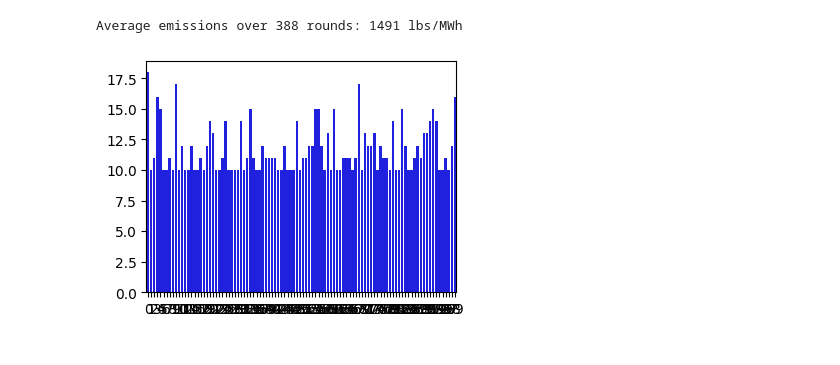
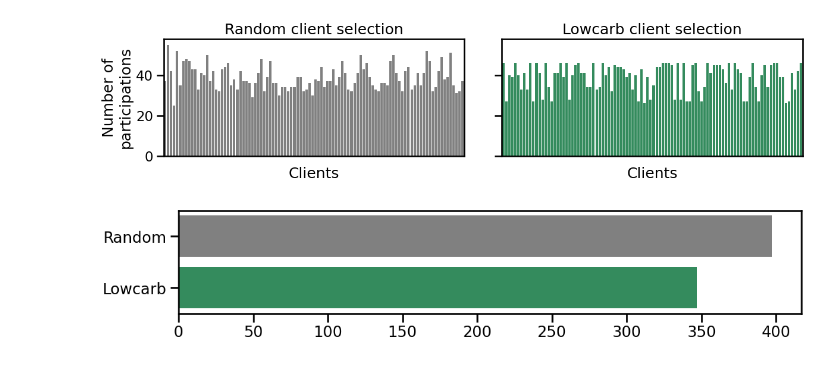
Before and after one commit to birnbaum/flwr-lowcarb, a Jupyter notebook: backtest/backtest.ipynb, the cells around one changed output. Drawn from its saved outputs; the diff is of its cells as text; code cells hidden in the pictures.

```diff
--- a/backtest/backtest.ipynb
+++ b/backtest/backtest.ipynb
@@ -6,3 +6,5 @@ import matplotlib.pyplot as plt
 
 from backtest import run_backtest
 from strategy import RandomStrategy, CarbonAwareStrategy
+
+sns.set_context("talk")
@@ -17,8 +11,28 @@ Average emissions over 388 rounds: 1700 lbs/MWh
-# %%
-selections, emissions, rounds = run_backtest("actuals.csv", "forecasts.csv", n_clients=100, strategy=CarbonAwareStrategy(clients_per_round=3, max_forecast_duration=25))
-fig, ax = plt.subplots(figsize=(4,3))
-sns.barplot(x=list(selections.keys()), y=list(selections.values()), color="blue", ax=ax)
-print(f"Average emissions over {rounds} rounds: {sum(emissions.values()) / rounds:.0f} lbs/MWh")
-# %% [output]
-Average emissions over 388 rounds: 1491 lbs/MWh
-[figure, removed]
+# %%
+rnd_selections, rnd_emissions, rnd_rounds = run_backtest("actuals.csv", "forecasts.csv", n_clients=100, strategy=RandomStrategy(clients_per_round=10))
+lowcarb_selections, lowcarb_emissions, lowcarb_rounds = run_backtest("actuals.csv", "forecasts.csv", n_clients=100, strategy=CarbonAwareStrategy(clients_per_round=10, max_forecast_duration=25))
+# %%
+fig, (ax1, ax2) = plt.subplots(ncols=2, figsize=(12,3), sharey=True)
+fig.tight_layout()
+sns.barplot(x=list(rnd_selections.keys()), y=list(rnd_selections.values()), color="grey", ax=ax1)
+sns.barplot(x=list(lowcarb_selections.keys()), y=list(lowcarb_selections.values()), color="#25995c", ax=ax2)
+ax1.set_title("Random client selection")
+ax1.set_ylabel("Number of\nparticipations")
+ax1.set_xlabel("Clients")
+ax1.set_xticks([])
+ax2.set_title("Lowcarb client selection")
+ax2.set_xlabel("Clients")
+ax2.set_xticks([])
+fig.savefig("selection.png", bbox_inches='tight')
+# %% [output]
+[figure, added]
+# %%
+fig, ax = plt.subplots(figsize=(12,2))
+lbs_kg_factor = 0.453592
+n_locations = len(rnd_emissions)
+rnd_avg_ci = sum(rnd_emissions.values()) / rnd_rounds / n_locations
+lowcarb_avg_ci = sum(lowcarb_emissions.values()) / lowcarb_rounds / n_locations
+sns.barplot(x=[rnd_avg_ci, lowcarb_avg_ci], y=["Random", "Lowcarb"], palette=["grey", "#25995c"], ax=ax)
+fig.savefig("emissions.png", bbox_inches='tight')
+# %% [output]
+[figure, added]
```
Also changed, not shown: parts of 1 cell of this notebook, 3 other files.
